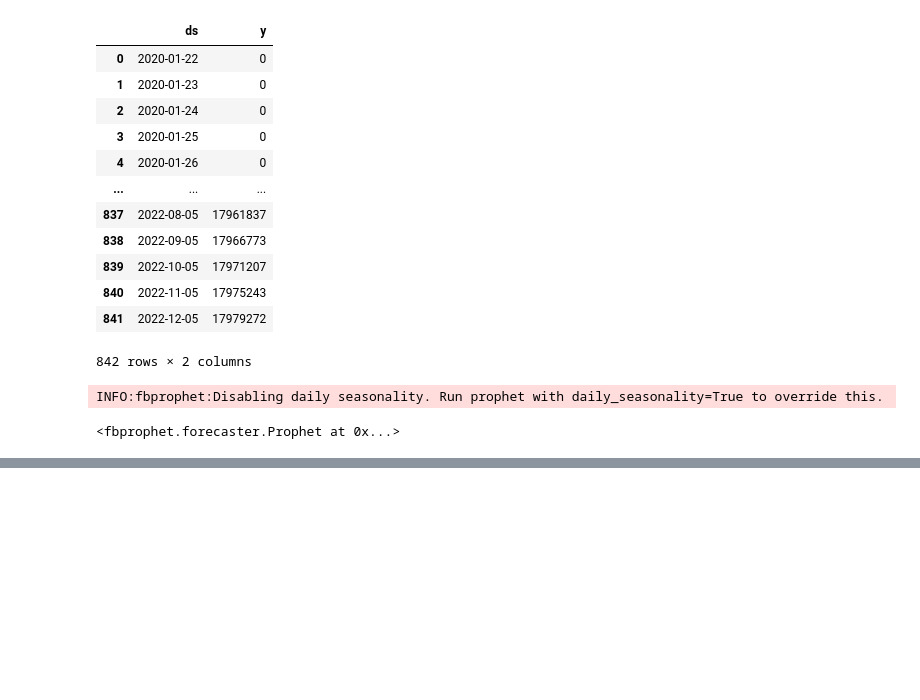
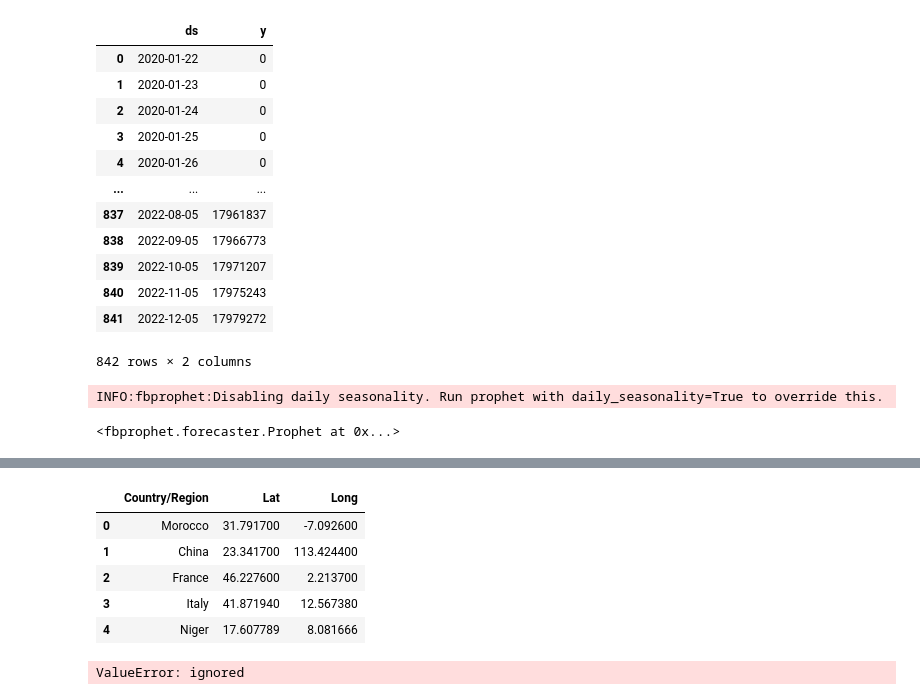
Before and after one commit to elmedianikhadija/pfe_prophet, a Jupyter notebook: pfe_prophet.ipynb, the cells around one changed output, grey strips where cells are left out. Drawn from its saved outputs; the diff is of its cells as text; code cells hidden in the pictures; blank space fills up the shorter version.

```diff
--- a/pfe_prophet.ipynb
+++ b/pfe_prophet.ipynb
@@ -887,0 +900,20 @@ forecast_Russia
+# %%
+cordonner = pd.read_excel("/content/cordonnée.xlsx")
+
+cordonner.head()
+# %% [output]
+|  | Country/Region | Lat | Long |
+| 0 | Morocco | 31.791700 | -7.092600 |
+| 1 | China | 23.341700 | 113.424400 |
+| 2 | France | 46.227600 | 2.213700 |
+| 3 | Italy | 41.871940 | 12.567380 |
+| 4 | Niger | 17.607789 | 8.081666 |
+# %%
+# Learn how to use folium to create a zoomable map
+df_ful = pd.merge(cordonner,data_prophet,on='Country/Region')
+map = folium.Map(location=[23.341700, 113.424400], zoom_start=4,tiles='Stamenterrain')
+for lat, lon, valu, name in zip(df_ful['Lat'], df_ful['Long'], df_ful['value'], df_ful['Country/Region']):
+    folium.CircleMarker([lat, lon], radius=valu, popup = ('<strong>State</strong>: ' + str(name).capitalize() + '<br>''<strong>Total Cases</strong>: ' + str(value) + '<br>'),color='red',fill_color='red',fill_opacity=0.3 ).add_to(map)
+map
+# %% [output]
+ValueError: ignored
```
Also changed, not shown: parts of 26 cells of this notebook.
